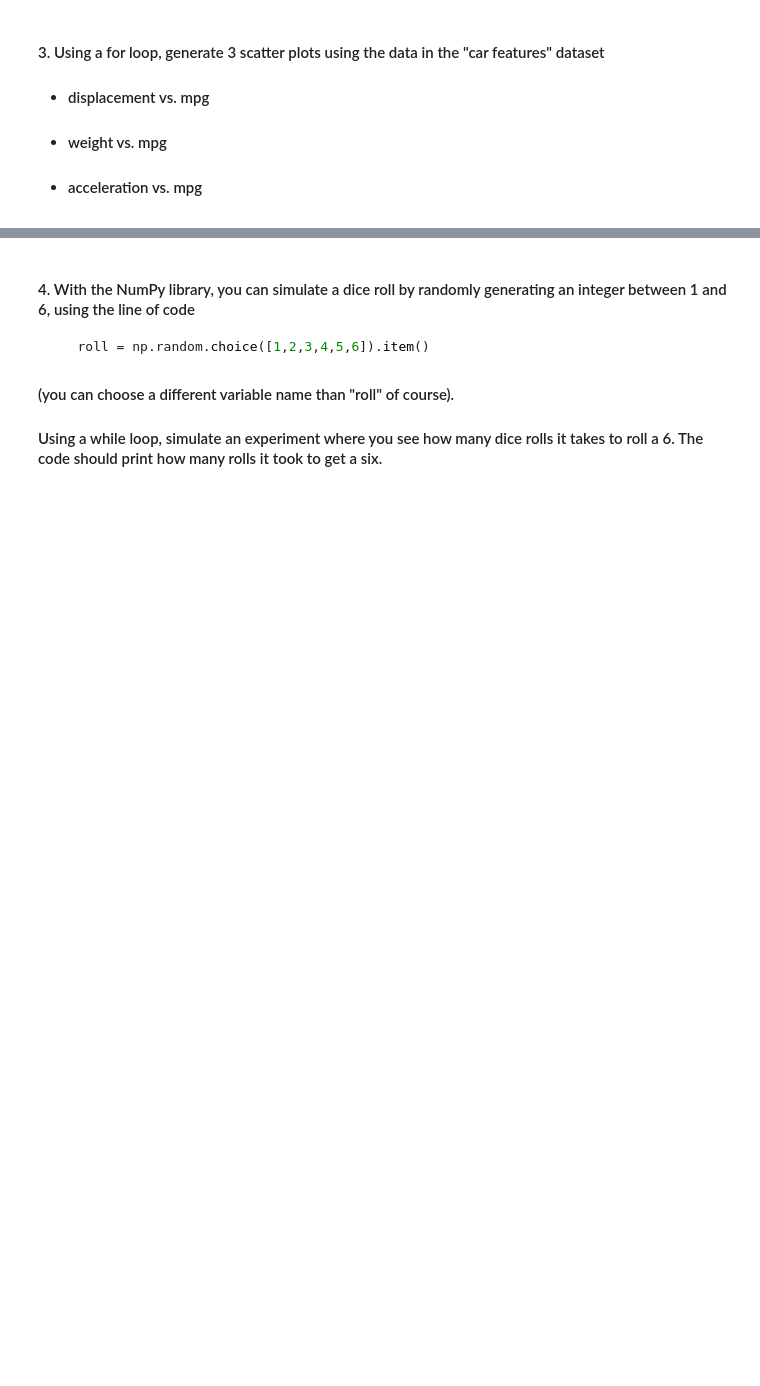
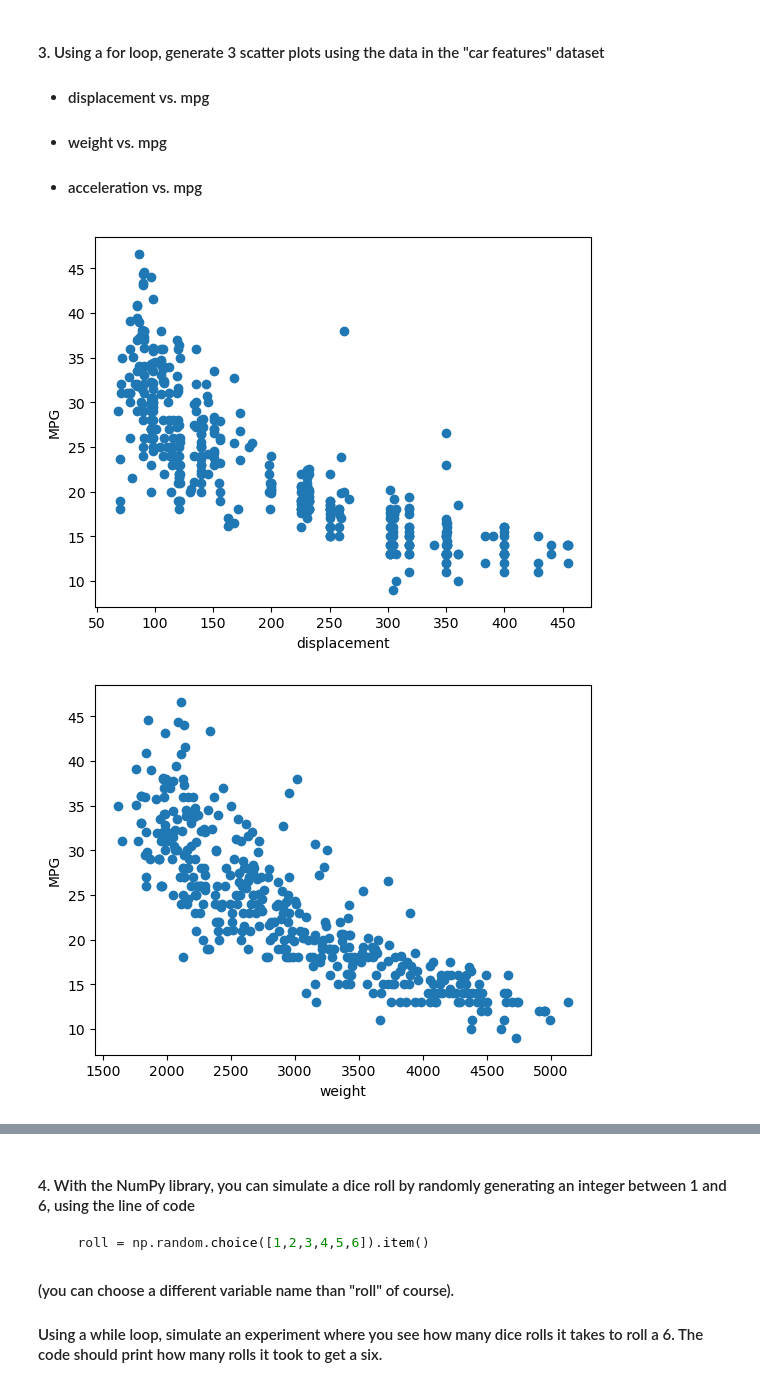
Before and after one commit to gabevu/qtm151fall2025, a Jupyter notebook: Lecture_07 - loops/Lecture7 copy.ipynb, the cells around one changed output, grey strips where cells are left out. Drawn from its saved outputs; the diff is of its cells as text; code cells hidden in the pictures; blank space fills up the shorter version.

```diff
--- a/Lecture_07 - loops/Lecture7 copy.ipynb
+++ b/Lecture_07 - loops/Lecture7 copy.ipynb
@@ -366,4 +373,13 @@ import pandas as pd
 # %%
 carfeatures = pd.read_csv("data/features.csv")
 
-# your code below
+headings = ["displacement", "weight", "acceleration"]
+
+for feature in headings:
+    plt.scatter(x = carfeatures[feature], y = carfeatures['mpg'])
+    plt.xlabel(feature)
+    plt.ylabel("MPG")
+    plt.show()
+# %% [output]
+[figure, added]
+[figure, added]
```
Also changed, not shown: parts of 11 cells of this notebook, 3 other files.
